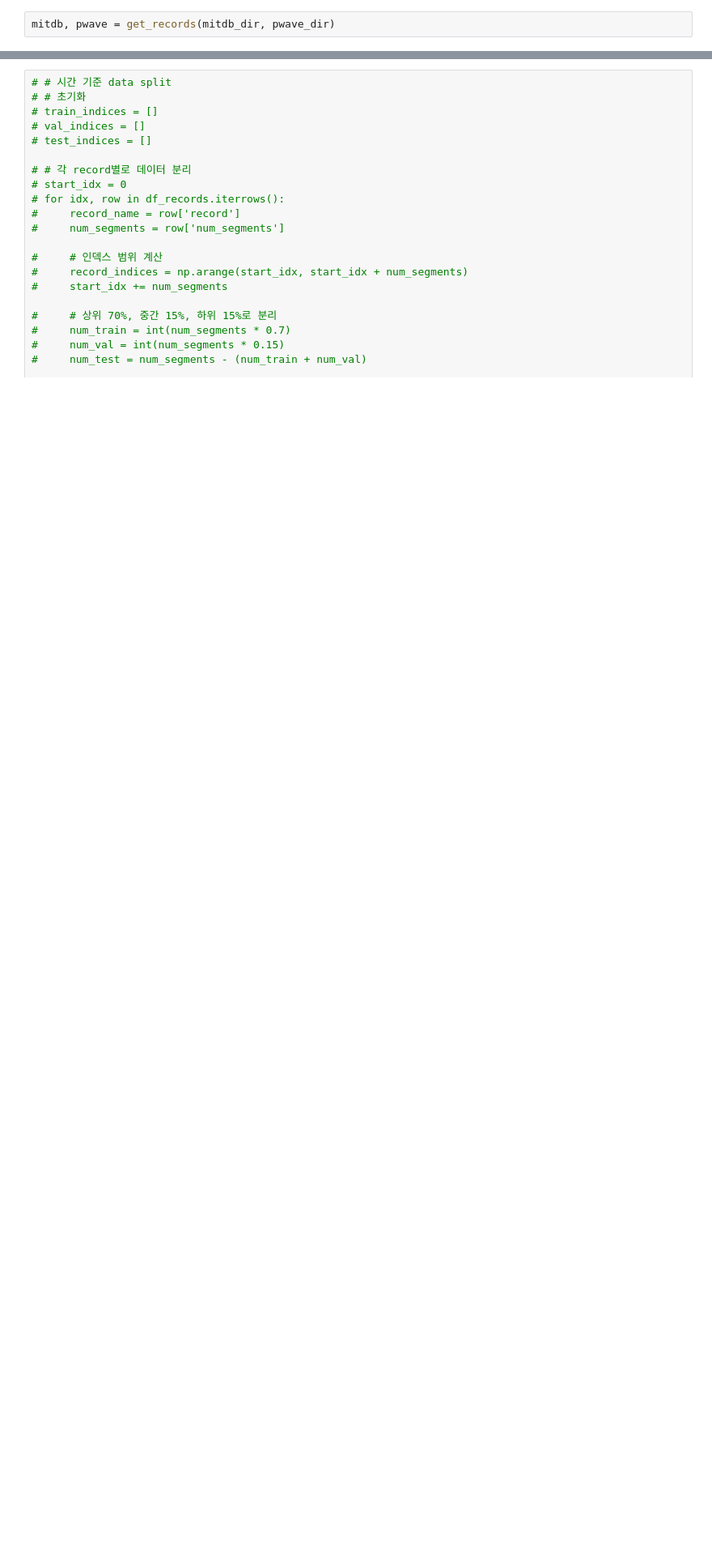
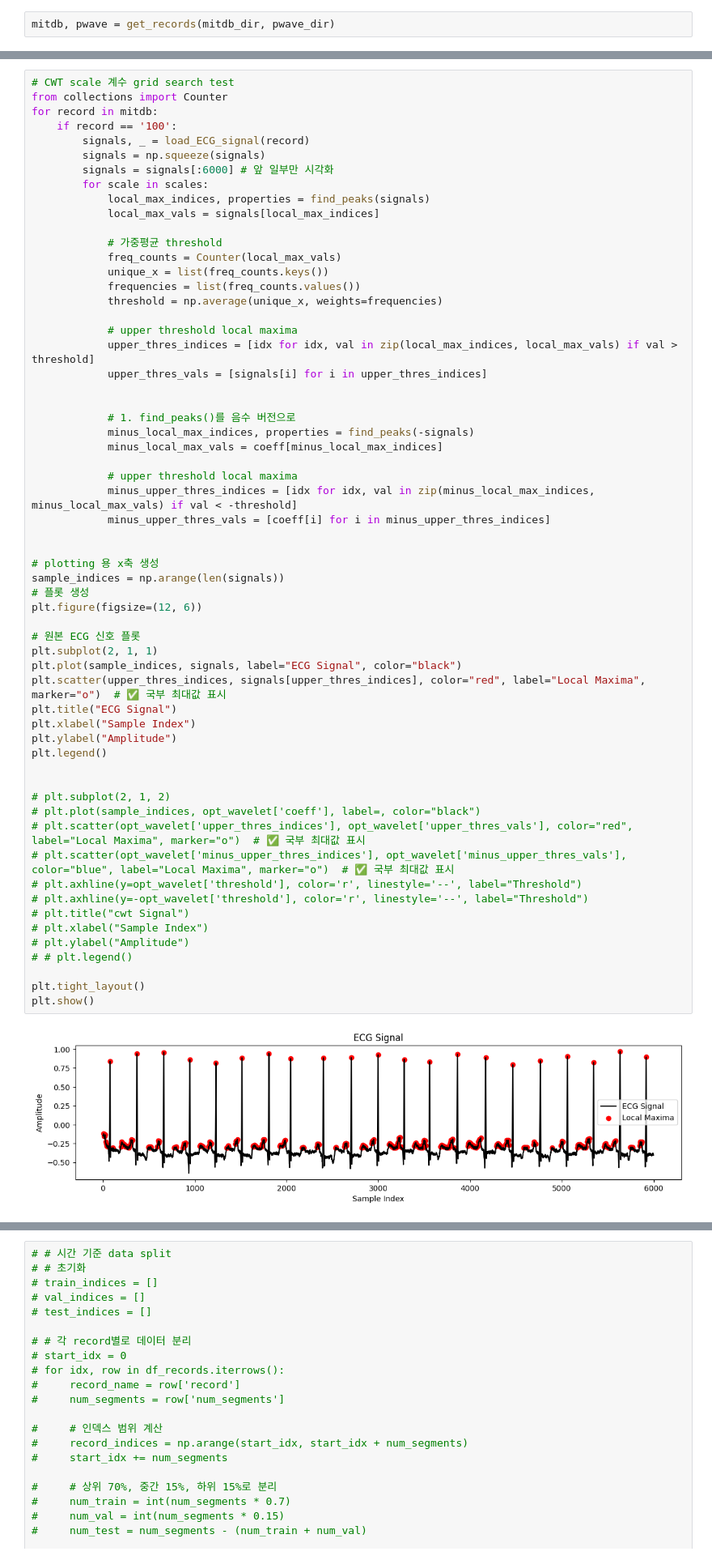
Before and after one commit to yunseo23/ecg-arrhythmia-detection, a Jupyter notebook: main.ipynb, the cells around one changed output, grey strips where cells are left out. Shown at 81% size. Saved outputs shown, nothing was run; the diff lists cells and outputs as text; blank space fills up the shorter version.

```diff
--- a/main.ipynb
+++ b/main.ipynb
@@ -284,0 +251,62 @@ len(opt_wavelet['minus_upper_thres_vals'])
+# %%
+# CWT scale 계수 grid search test
+from collections import Counter
+for record in mitdb:
+    if record == '100':
+        signals, _ = load_ECG_signal(record)
+        signals = np.squeeze(signals)
+        signals = signals[:6000] # 앞 일부만 시각화
+        for scale in scales:
+            local_max_indices, properties = find_peaks(signals)
+            local_max_vals = signals[local_max_indices]
+
+            # 가중평균 threshold
+            freq_counts = Counter(local_max_vals)
+            unique_x = list(freq_counts.keys())
+            frequencies = list(freq_counts.values())
+            threshold = np.average(unique_x, weights=frequencies)
+
+            # upper threshold local maxima
+            upper_thres_indices = [idx for idx, val in zip(local_max_indices, local_max_vals) if val > threshold]
+            upper_thres_vals = [signals[i] for i in upper_thres_indices]
+
+
+            # 1. find_peaks()를 음수 버전으로
+            minus_local_max_indices, properties = find_peaks(-signals)
+            minus_local_max_vals = coeff[minus_local_max_indices]
+
+            # upper threshold local maxima
+            minus_upper_thres_indices = [idx for idx, val in zip(minus_local_max_indices, minus_local_max_vals) if val < -threshold]
+            minus_upper_thres_vals = [coeff[i] for i in minus_upper_thres_indices]
+
+
+# plotting 용 x축 생성
+sample_indices = np.arange(len(signals))
+# 플롯 생성
+plt.figure(figsize=(12, 6))
+
+# 원본 ECG 신호 플롯
+plt.subplot(2, 1, 1)
+plt.plot(sample_indices, signals, label="ECG Signal", color="black")
+plt.scatter(upper_thres_indices, signals[upper_thres_indices], color="red", label="Local Maxima", marker="o")  # ✅ 국부 최대값 표시
+plt.title("ECG Signal")
+plt.xlabel("Sample Index")
+plt.ylabel("Amplitude")
+plt.legend()
+
+
+# plt.subplot(2, 1, 2)
+# plt.plot(sample_indices, opt_wavelet['coeff'], label=, color="black")
+# plt.scatter(opt_wavelet['upper_thres_indices'], opt_wavelet['upper_thres_vals'], color="red", label="Local Maxima", marker="o")  # ✅ 국부 최대값 표시
+# plt.scatter(opt_wavelet['minus_upper_thres_indices'], opt_wavelet['minus_upper_thres_vals'], color="blue", label="Local Maxima", marker="o")  # ✅ 국부 최대값 표시
+# plt.axhline(y=opt_wavelet['threshold'], color='r', linestyle='--', label="Threshold")
+# plt.axhline(y=-opt_wavelet['threshold'], color='r', linestyle='--', label="Threshold")
+# plt.title("cwt Signal")
+# plt.xlabel("Sample Index")
+# plt.ylabel("Amplitude")
+# # plt.legend()
+
+plt.tight_layout()
+plt.show()
+# %% [output]
+[figure, added]
```
Also changed, not shown: parts of 10 cells of this notebook, 1 other file.
